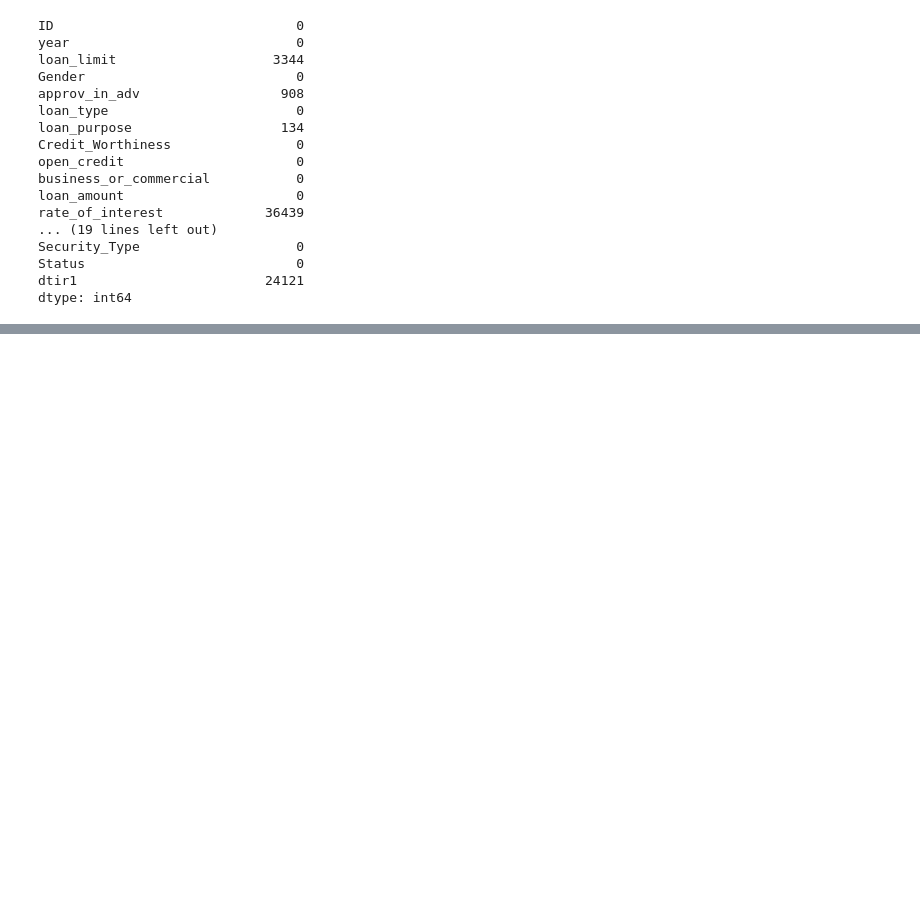
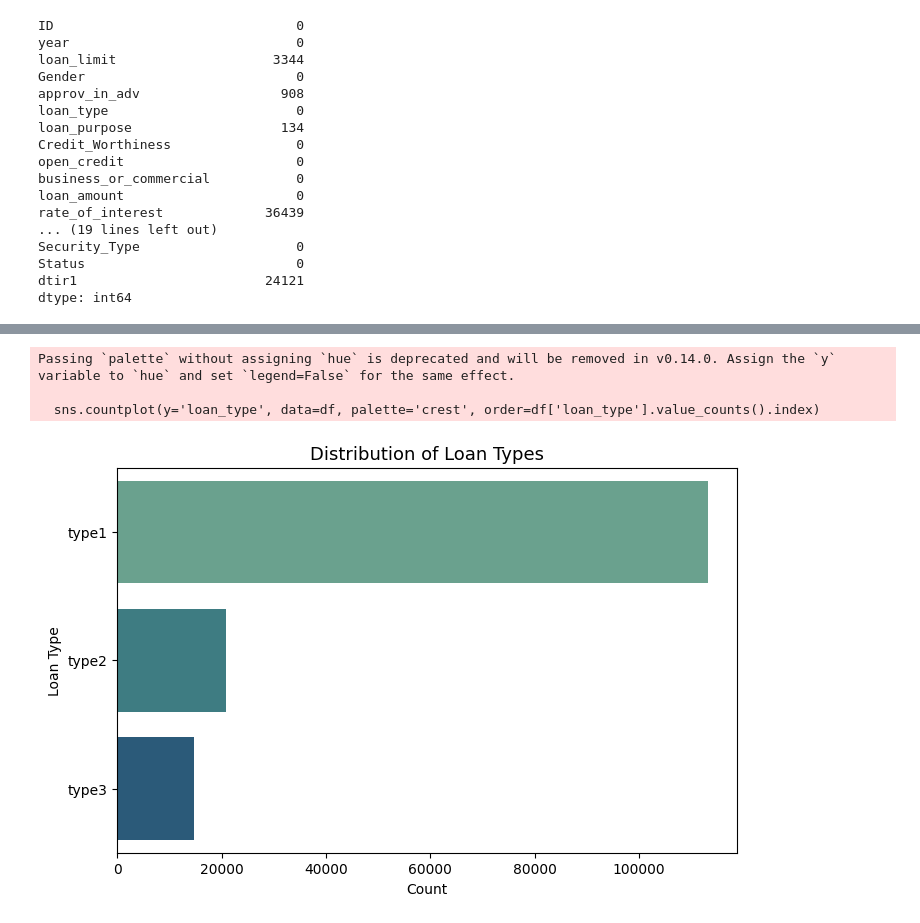
Before and after one commit to springboardmentor891v/CreditPathAI_Oct_Batch, a Jupyter notebook: Main.ipynb, the cells around one changed output, grey strips where cells are left out. Saved outputs shown, nothing was run; the diff lists cells and outputs as text; code cells hidden in the pictures; blank space fills up the shorter version.

```diff
--- a/Main.ipynb
+++ b/Main.ipynb
@@ -132,0 +164,13 @@ dtype: int64
+# %%
+# Distribution of Loan Type
+plt.figure(figsize=(8,5))
+sns.countplot(y='loan_type', data=df, palette='crest', order=df['loan_type'].value_counts().index)
+plt.title('Distribution of Loan Types', fontsize=13)
+plt.ylabel('Loan Type')
+plt.xlabel('Count')
+plt.show()
+# %% [output]
+Passing `palette` without assigning `hue` is deprecated and will be removed in v0.14.0. Assign the `y` variable to `hue` and set `legend=False` for the same effect.
+
+  sns.countplot(y='loan_type', data=df, palette='crest', order=df['loan_type'].value_counts().index)
+[figure, added]
```
Also changed, not shown: parts of 10 cells of this notebook, 1 other file.
